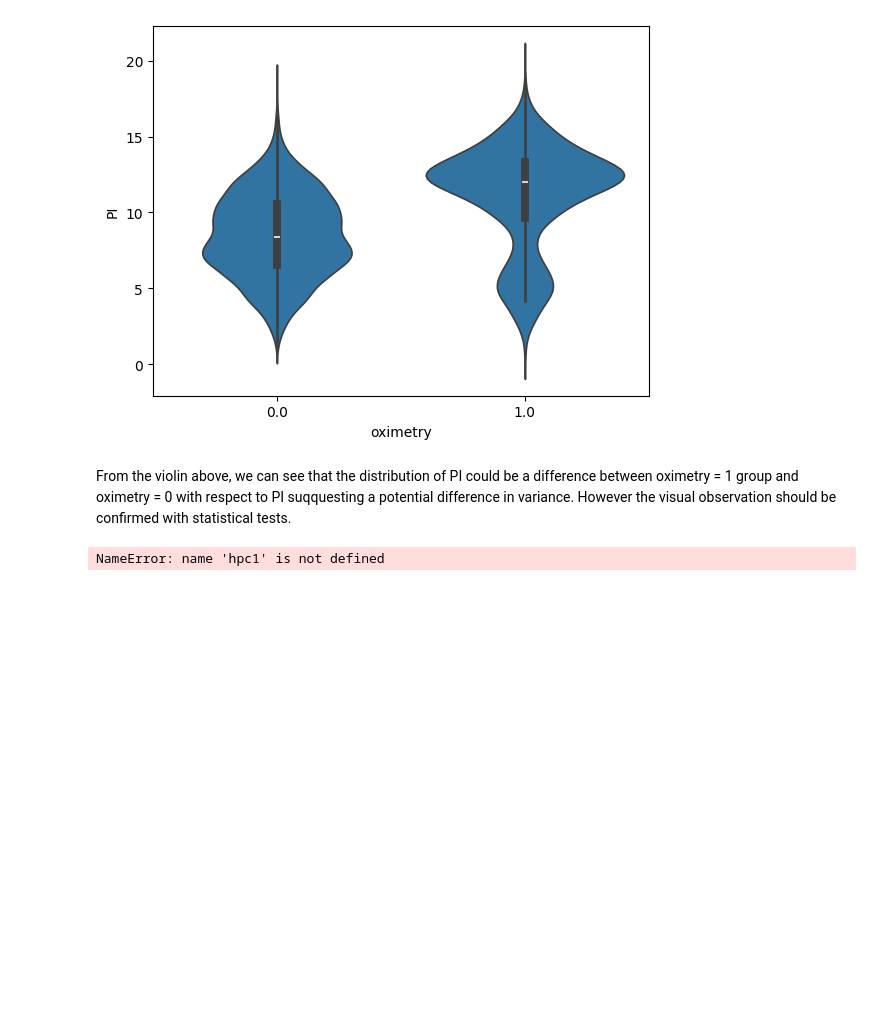
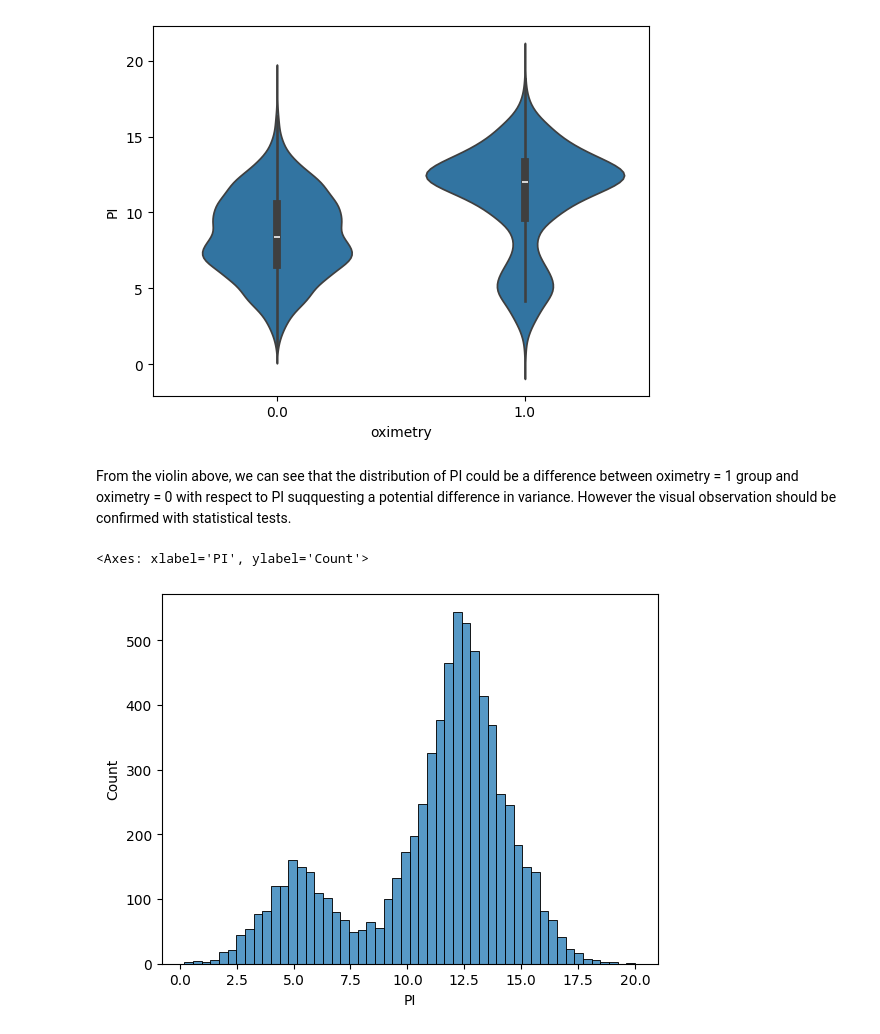
Before and after one commit to Michzru/Critical-oxygen-saturation-estimation, a Jupyter notebook: phase_1.ipynb, the cells around one changed output. Drawn from its saved outputs; the diff is of its cells as text; code cells hidden in the pictures; blank space fills up the shorter version.

```diff
--- a/phase_1.ipynb
+++ b/phase_1.ipynb
@@ -1299,7 +1207,8 @@ sns.violinplot(x="oximetry", y="PI", data=hpc1)
 # %% [markdown]
 From the violin above, we can see that the distribution of PI could be a difference between oximetry = 1 group and oximetry = 0 with respect to PI suqquesting a potential difference in variance. However the visual observation should be confirmed with statistical tests.
 # %%
-
-sns.histplot(x='oximetry', y='PI', data= hpc1)
+hpc1_ox1 = hpc1.loc[hpc1['oximetry'] == 1, ['oximetry', 'PI']]
+sns.histplot(data=hpc1_ox1, x='PI')
 # %% [output]
-NameError: name 'hpc1' is not defined
+<Axes: xlabel='PI', ylabel='Count'>
+[figure, added]
```
Also changed, not shown: parts of 16 cells of this notebook.
